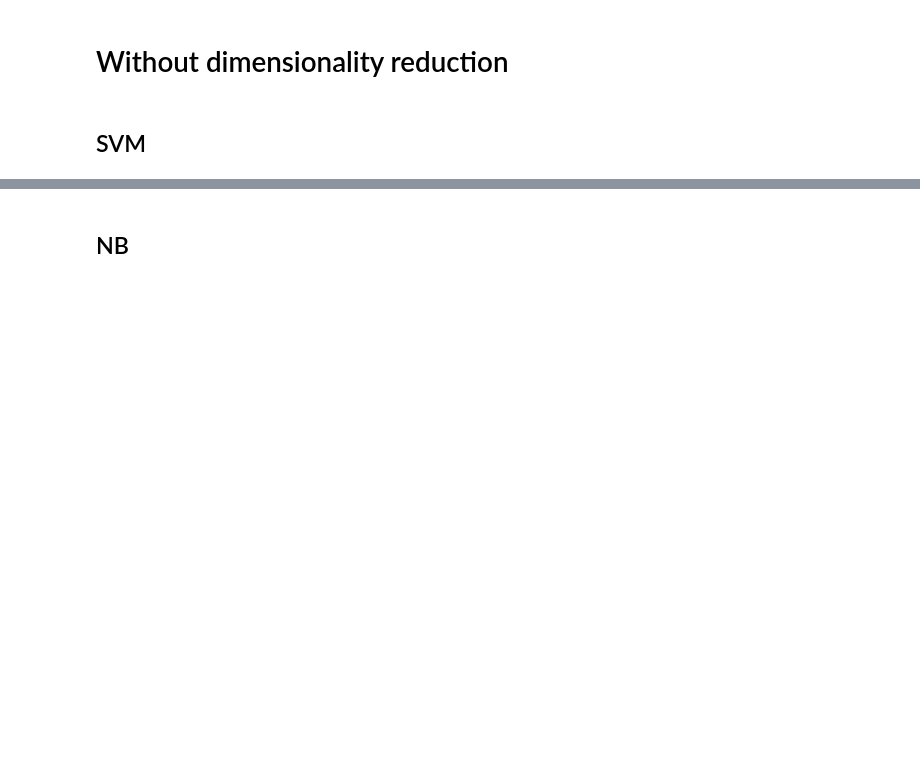
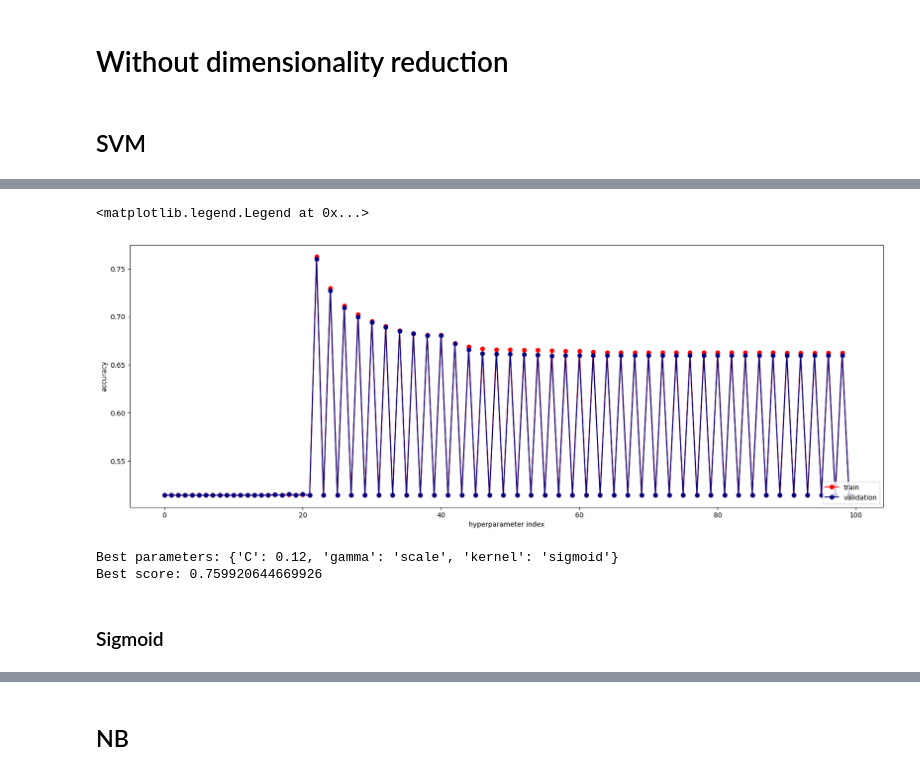
Before and after one commit to nickobard/Machine-Learning-II, a Jupyter notebook: 01/homework_01_B232.ipynb, the cells around one changed output, grey strips where cells are left out. Saved outputs shown, nothing was run; the diff lists cells and outputs as text; code cells hidden in the pictures; blank space fills up the shorter version.

```diff
--- a/01/homework_01_B232.ipynb
+++ b/01/homework_01_B232.ipynb
@@ -253,0 +475,4 @@ dtype: float64
+# %%
+grid_search_rbf = GridSearchCV(estimator=model, param_grid=param_grid_rbf, scoring='accuracy', cv=5, n_jobs=-1,
+                           verbose=5, return_train_score=True)
+grid_search_rbf.fit(X=X_cross, y=y_cross)
@@ -253,0 +493,21 @@ dtype: float64
+# %%
+test_accuracies = grid_search_rbf.cv_results_['mean_train_score']
+val_accuracies = grid_search_rbf.cv_results_['mean_test_score']
+# %%
+fig, ax = plt.subplots(figsize=(20, 7))
+ax.plot(test_accuracies, 'o-', label='train', color='red')
+ax.plot(val_accuracies, 'o-', label='validation', color='navy')
+ax.set_xlabel('hyperparameter index')
+ax.set_ylabel('accuracy')
+ax.legend(loc="lower right")
+# %% [output]
+<matplotlib.legend.Legend at 0x...>
+[figure, added]
+# %%
+print("Best parameters:", grid_search_rbf.best_params_)
+print("Best score:", grid_search_rbf.best_score_)
+# %% [output]
+Best parameters: {'C': 0.12, 'gamma': 'scale', 'kernel': 'sigmoid'}
+Best score: 0.759920644669926
+# %% [markdown]
+### Sigmoid
```
Also changed, not shown: parts of 30 cells of this notebook.
